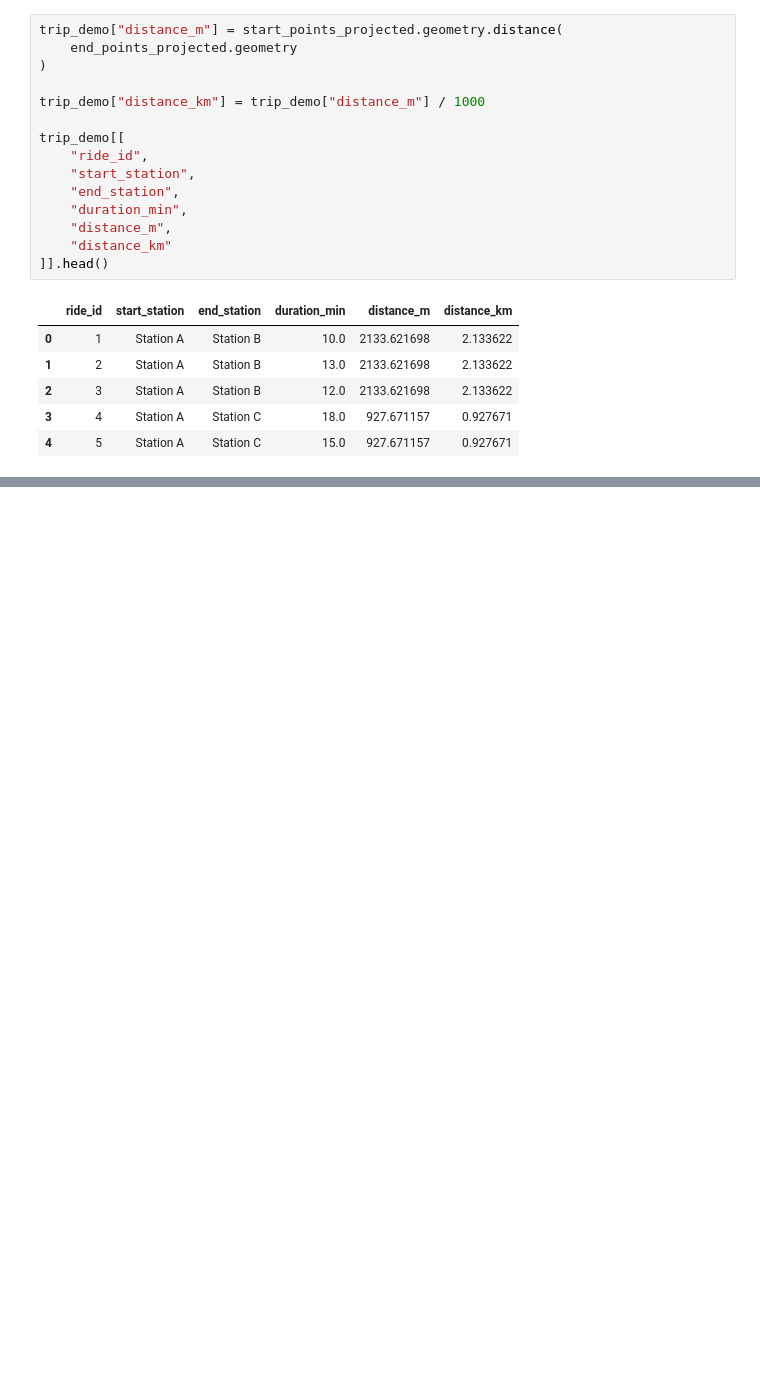
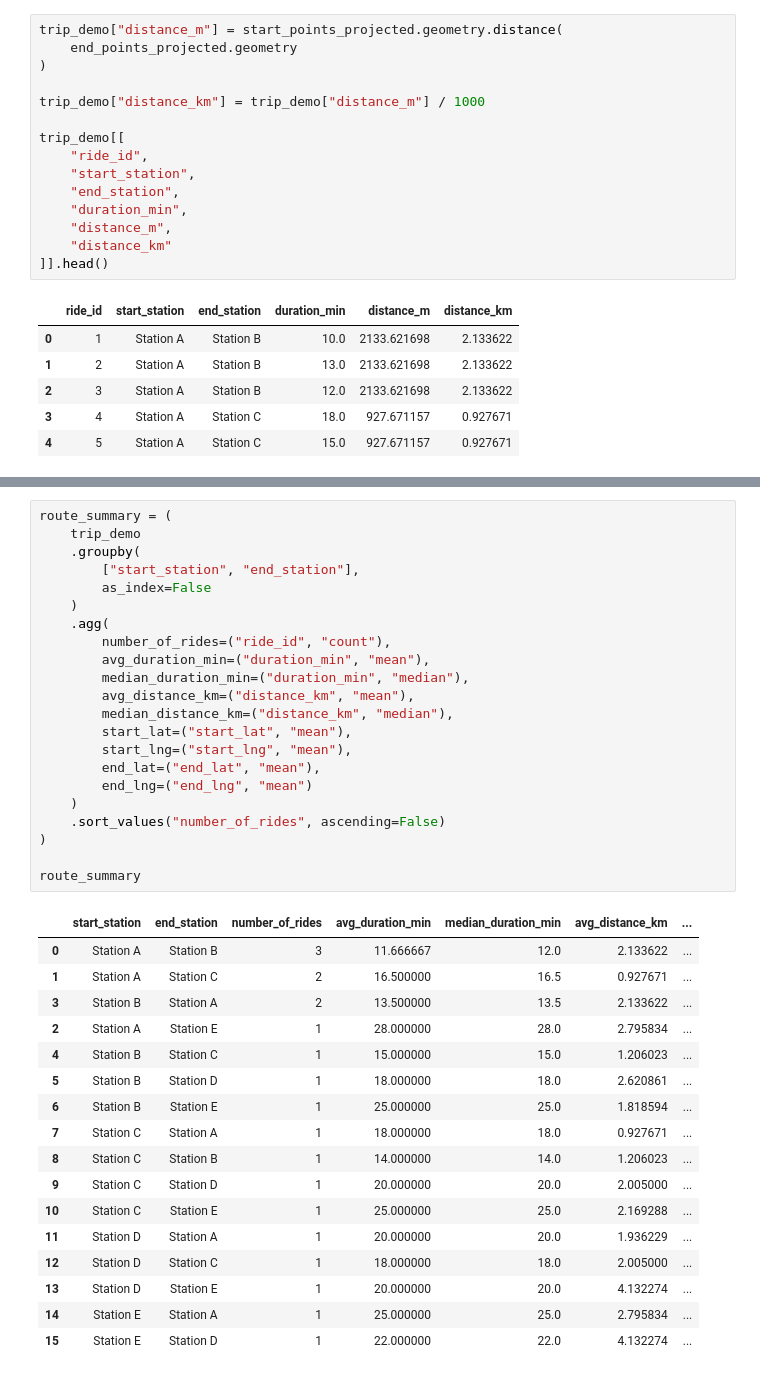
Before and after one commit to Talinshv/data_analytics_with_python, a Jupyter notebook: notebooks/15_1_Geoanalytics.ipynb, the cells around one changed output, grey strips where cells are left out. Saved outputs shown, nothing was run; the diff lists cells and outputs as text; blank space fills up the shorter version.

```diff
--- a/notebooks/15_1_Geoanalytics.ipynb
+++ b/notebooks/15_1_Geoanalytics.ipynb
@@ -525,0 +519,40 @@ trip_demo[[
+# %%
+route_summary = (
+    trip_demo
+    .groupby(
+        ["start_station", "end_station"],
+        as_index=False
+    )
+    .agg(
+        number_of_rides=("ride_id", "count"),
+        avg_duration_min=("duration_min", "mean"),
+        median_duration_min=("duration_min", "median"),
+        avg_distance_km=("distance_km", "mean"),
+        median_distance_km=("distance_km", "median"),
+        start_lat=("start_lat", "mean"),
+        start_lng=("start_lng", "mean"),
+        end_lat=("end_lat", "mean"),
+        end_lng=("end_lng", "mean")
+    )
+    .sort_values("number_of_rides", ascending=False)
+)
+
+route_summary
+# %% [output]
+|  | start_station | end_station | number_of_rides | avg_duration_min | median_duration_min | avg_distance_km | ... |
+| 0 | Station A | Station B | 3 | 11.666667 | 12.0 | 2.133622 | ... |
+| 1 | Station A | Station C | 2 | 16.500000 | 16.5 | 0.927671 | ... |
+| 3 | Station B | Station A | 2 | 13.500000 | 13.5 | 2.133622 | ... |
+| 2 | Station A | Station E | 1 | 28.000000 | 28.0 | 2.795834 | ... |
+| 4 | Station B | Station C | 1 | 15.000000 | 15.0 | 1.206023 | ... |
+| 5 | Station B | Station D | 1 | 18.000000 | 18.0 | 2.620861 | ... |
+| 6 | Station B | Station E | 1 | 25.000000 | 25.0 | 1.818594 | ... |
+| 7 | Station C | Station A | 1 | 18.000000 | 18.0 | 0.927671 | ... |
+| 8 | Station C | Station B | 1 | 14.000000 | 14.0 | 1.206023 | ... |
+| 9 | Station C | Station D | 1 | 20.000000 | 20.0 | 2.005000 | ... |
+| 10 | Station C | Station E | 1 | 25.000000 | 25.0 | 2.169288 | ... |
+| 11 | Station D | Station A | 1 | 20.000000 | 20.0 | 1.936229 | ... |
+| 12 | Station D | Station C | 1 | 18.000000 | 18.0 | 2.005000 | ... |
+| 13 | Station D | Station E | 1 | 20.000000 | 20.0 | 4.132274 | ... |
+| 14 | Station E | Station A | 1 | 25.000000 | 25.0 | 2.795834 | ... |
+| 15 | Station E | Station D | 1 | 22.000000 | 22.0 | 4.132274 | ... |
```
Also changed, not shown: parts of 5 cells of this notebook, 3 other files.
